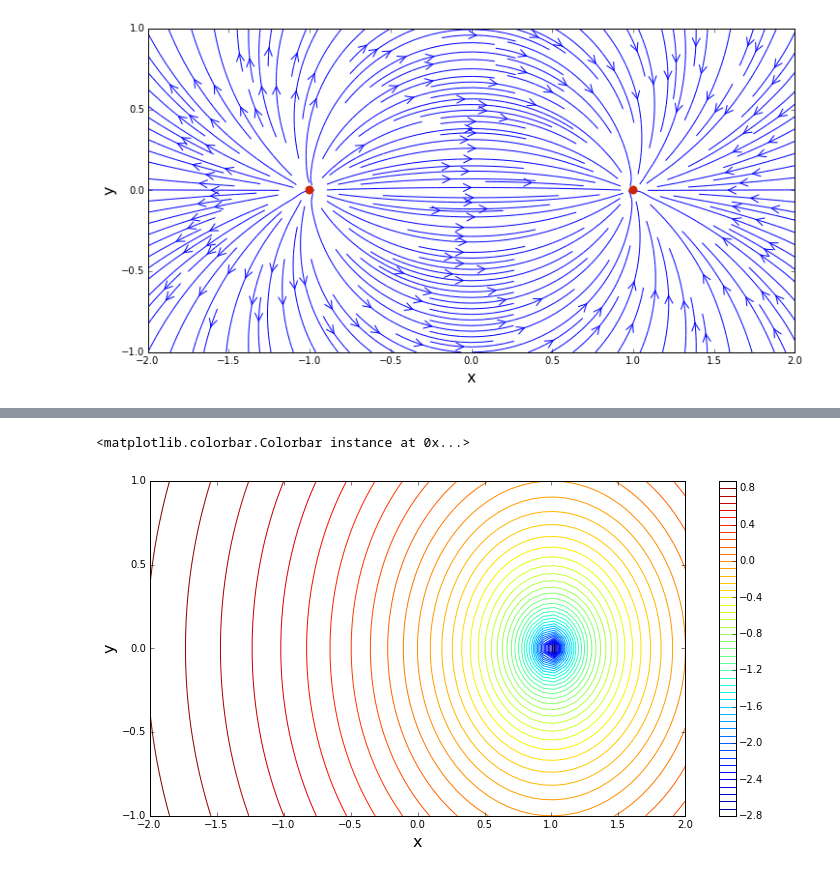
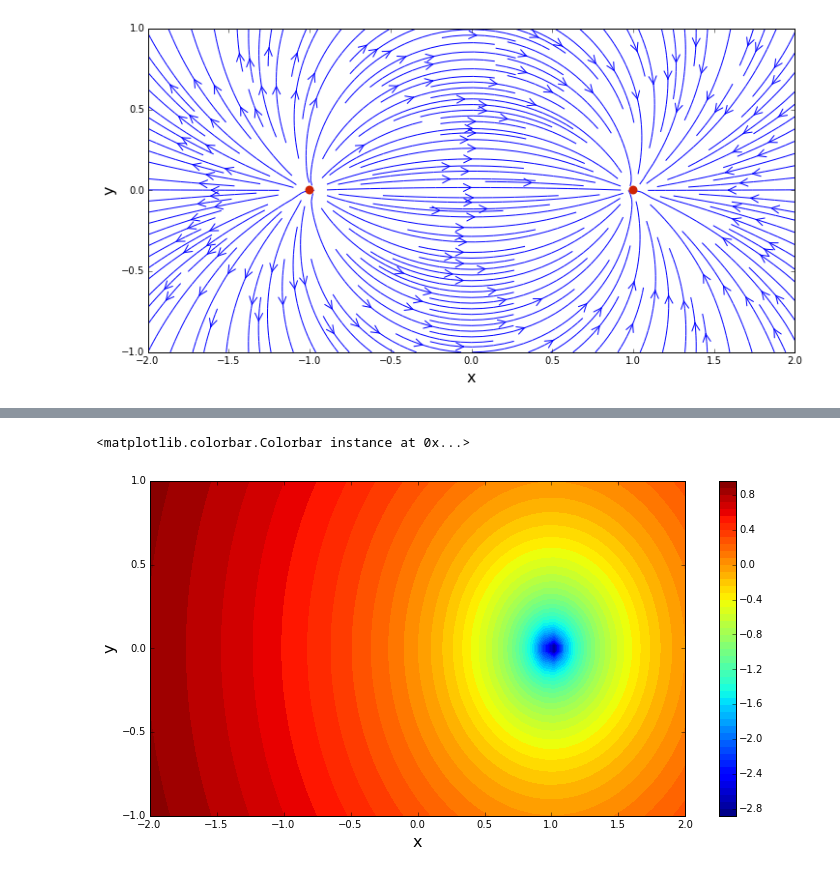
Before and after one commit to mglasstone/MAE6226, a Jupyter notebook: Source_Sink_Pair.ipynb, the cells around one changed output, grey strips where cells are left out. Saved outputs shown, nothing was run; the diff lists cells and outputs as text; code cells hidden in the pictures.

```diff
--- a/Source_Sink_Pair.ipynb
+++ b/Source_Sink_Pair.ipynb
@@ -101,21 +101,21 @@ plt.colorbar(extend='both')
 # %%
 # Sink velocity potential
 r_sink = np.sqrt((X-x_sink)**2 + (Y-y_sink)**2)
 pot_sink = -strength_sink/(2*pi)*np.log(r_sink)
 
 # Sink velocity potential contour plot
 size = 12
 num_levels = 50
 plt.figure(figsize=(size, (y_end-y_start)/(x_end-x_start)*size))
 plt.xlabel('x', fontsize=16)
 plt.ylabel('y', fontsize=16)
 plt.xlim(x_start, x_end)
 plt.ylim(y_start, y_end)
-plt.contour(X, Y, pot_sink, num_levels)
+plt.contourf(X, Y, pot_sink, num_levels)
 plt.colorbar(extend='both')
 # %% [output]
 <matplotlib.colorbar.Colorbar instance at 0x...>
-[figure, old version]
+[figure, new version]
 # %%
 # Combined source/sink pair velocity potential contour plot
 pot_pair = pot_source + pot_sink
```
Also changed, not shown: parts of 2 cells of this notebook, 1 other file.
